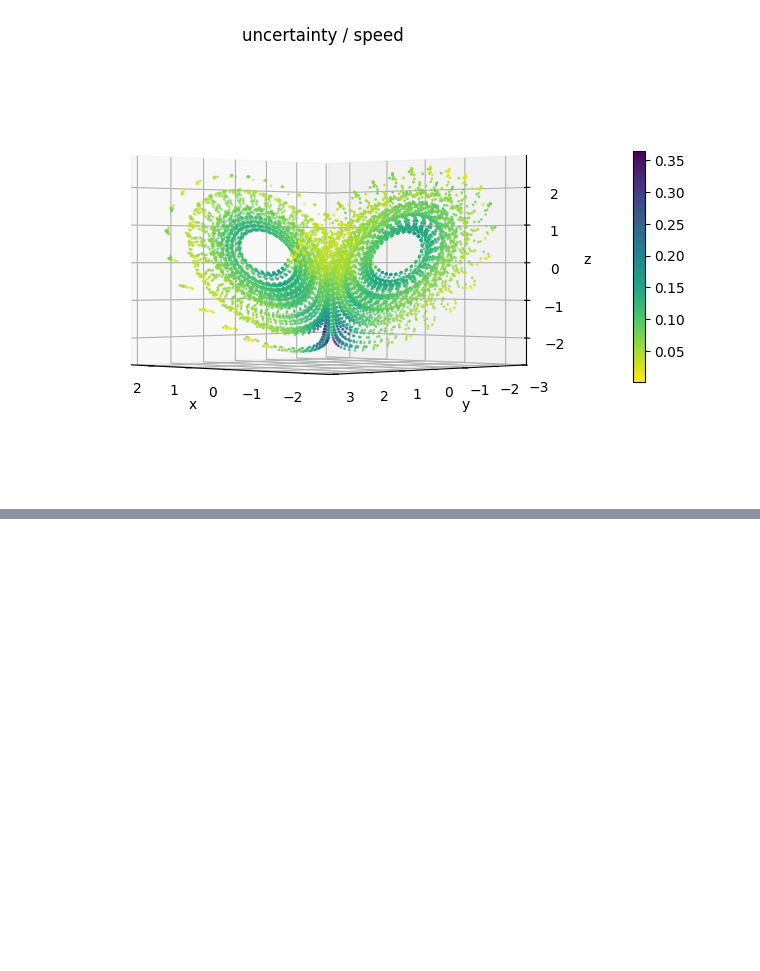
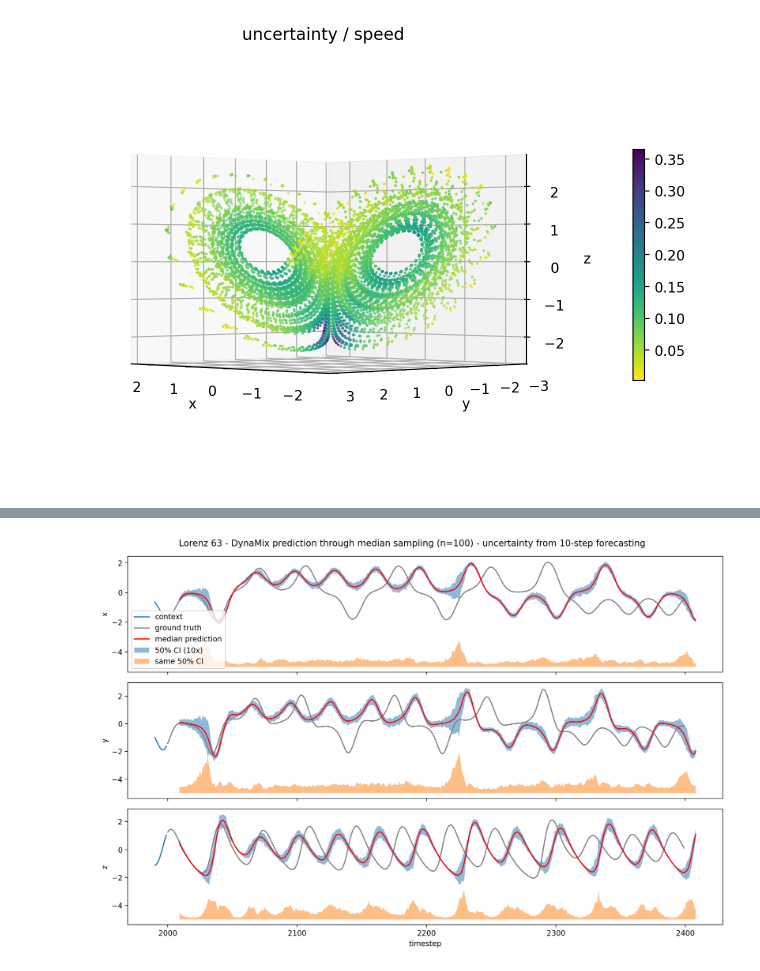
Before and after one commit to Fjallripa/DynaMix, a Jupyter notebook: notebooks/Uncertainty quantification.ipynb, the cells around one changed output, grey strips where cells are left out. Saved outputs shown, nothing was run; the diff lists cells and outputs as text; code cells hidden in the pictures; blank space fills up the shorter version.

```diff
--- a/notebooks/Uncertainty quantification.ipynb
+++ b/notebooks/Uncertainty quantification.ipynb
@@ -190,0 +274,52 @@ plt.show()
+# %%
+fig, axes = plt.subplots(3, 1, figsize=(12, 8), sharex=True)
+
+dimension = ["x", "y", "z"]
+
+# context time
+CS = CL - 10   # "context start" = at what timestep the plotting of the context starts
+t_c = np.arange(CS, CL)   # timesteps
+
+# prediction time
+PL = 400   # "prediction length" = how many steps after the context are plotted
+t_gt = np.arange(CL, CL+PL)
+
+# median prediction incl. uncertainty range
+exageration = 10
+median = np.quantile(reconstruction_w_uncertainty_np, 0.5, axis=1)
+upper  = np.quantile(reconstruction_w_uncertainty_np, 0.75, axis=1)
+lower  = np.quantile(reconstruction_w_uncertainty_np, 0.25, axis=1)
+uncert_offset = -5
+
+
+for dim, ax in enumerate(axes):
+# plotting some of the context
+    ax.plot(t_c, context[CS:,dim], label="context")
+
+    # plotting some of the ground truth
+    ax.plot(t_gt, ground_truth[:PL,dim], c='grey', label="ground truth")
+
+    # plotting the median prediction incl. uncertainty range
+    ax.plot(t_gt+ensemble_forecast_length-1, median[:PL, dim], c='r', label="median prediction")   # median
+    ax.fill_between(t_gt+ensemble_forecast_length-1,
+         exageration * (upper[:PL, dim] - median[:PL, dim]) + median[:PL, dim],
+         exageration * (lower[:PL, dim] - median[:PL, dim]) + median[:PL, dim],
+         alpha = 0.5, label=f"50% CI ({exageration}x)"
+    )   # 50% uncertainty range around the median
+    ax.fill_between(t_gt+ensemble_forecast_length-1,
+         exageration * (upper[:PL, dim] - lower[:PL, dim]) + uncert_offset,
+         uncert_offset, alpha = 0.5, label="same 50% CI"
+    )    # same unc. range plotted below for clarity
+
+    # labelling
+    ax.set_ylabel(dimension[dim])
+    if dim == 0:
+        ax.legend()
+    if dim == 2:
+        ax.set_xlabel("timestep")
+
+fig.suptitle(f"Lorenz 63 - DynaMix prediction through median sampling (n={num_samples}) - uncertainty from {ensemble_forecast_length}-step forecasting")
+plt.tight_layout()
+plt.show()
+# %% [output]
+[figure, added]
```
Also changed, not shown: parts of 27 cells of this notebook, 5 other files.
